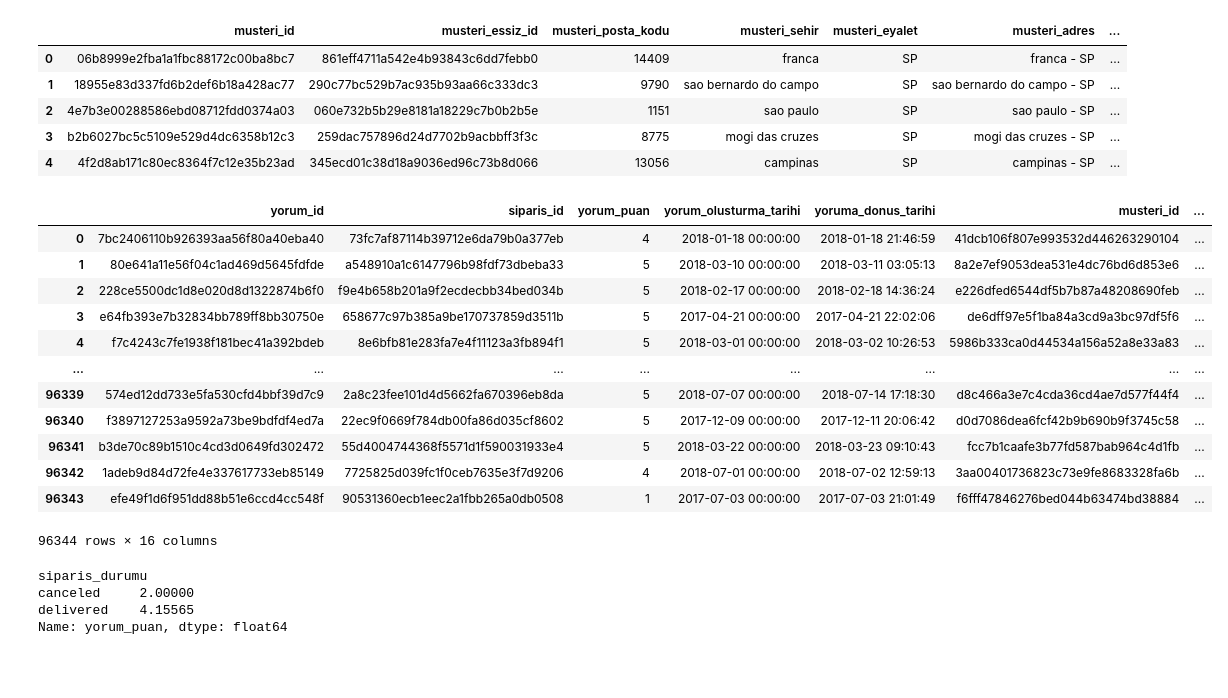
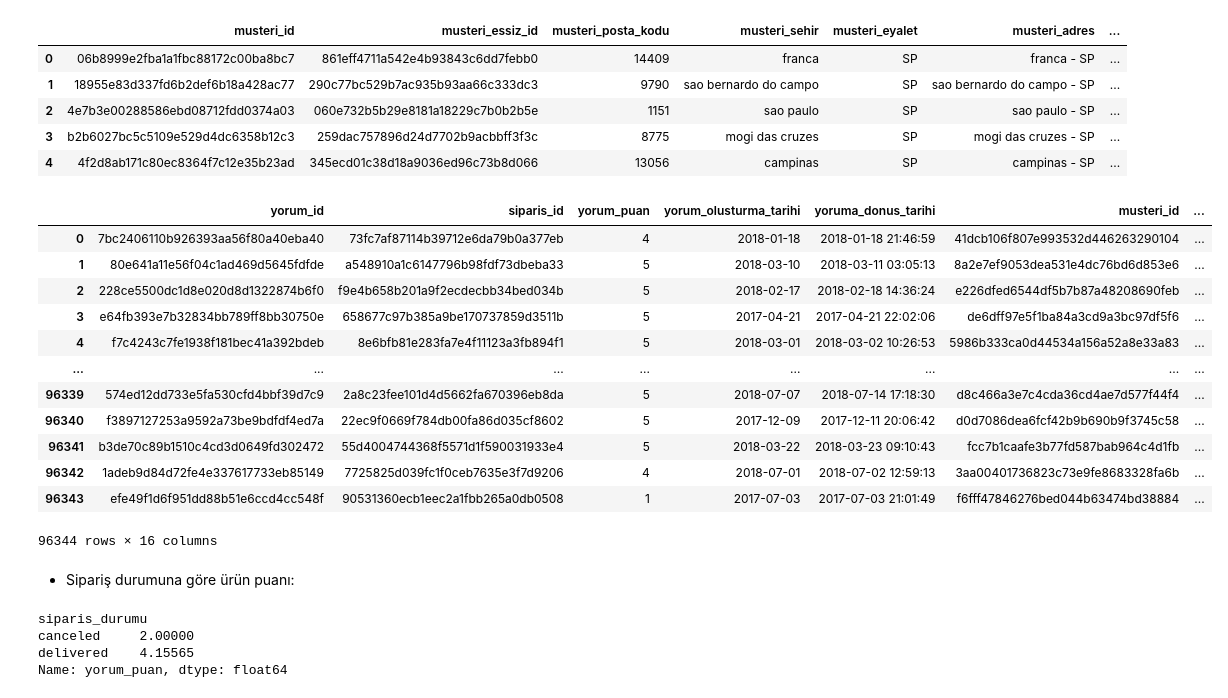
Before and after one commit to sudeokumus/womenintech_python_bitirme_projesi, a Jupyter notebook: analizler.ipynb, the cells around one changed output. Saved outputs shown, nothing was run; the diff lists cells and outputs as text; code cells hidden in the pictures; blank space fills up the shorter version.

```diff
--- a/ayrintilar.ipynb
+++ b/analizler.ipynb
@@ -926,3 +921,8 @@ yorum_puan                 int64
 yorum_olusturma_tarihi    object
 yoruma_donus_tarihi       object
 dtype: object
+# %%
+#datetime veri tipine dönüştürmek:
+
+yorumlar['yorum_olusturma_tarihi'] = pd.to_datetime(yorumlar['yorum_olusturma_tarihi'])
+yorumlar['yoruma_donus_tarihi'] = pd.to_datetime(yorumlar['yoruma_donus_tarihi'])
@@ -1469,20 +1559,22 @@ merg_data.head()
 | 3 | b2b6027bc5c5109e529d4dc6358b12c3 | 259dac757896d24d7702b9acbbff3f3c | 8775 | mogi das cruzes | SP | mogi das cruzes - SP | ... |
 | 4 | 4f2d8ab171c80ec8364f7c12e35b23ad | 345ecd01c38d18a9036ed96c73b8d066 | 13056 | campinas | SP | campinas - SP | ... |
 # %%
-merg_data2 = pd.merge(yorumlar, siparisler, on = "siparis_id")
-merg_data2
+siparis_yorumlar = pd.merge(yorumlar, siparisler, on = "siparis_id")
+siparis_yorumlar
 # %% [output]
 |  | yorum_id | siparis_id | yorum_puan | yorum_olusturma_tarihi | yoruma_donus_tarihi | musteri_id | ... |
-| 0 | 7bc2406110b926393aa56f80a40eba40 | 73fc7af87114b39712e6da79b0a377eb | 4 | 2018-01-18 00:00:00 | 2018-01-18 21:46:59 | 41dcb106f807e993532d446263290104 | ... |
-| 1 | 80e641a11e56f04c1ad469d5645fdfde | a548910a1c6147796b98fdf73dbeba33 | 5 | 2018-03-10 00:00:00 | 2018-03-11 03:05:13 | 8a2e7ef9053dea531e4dc76bd6d853e6 | ... |
-| 2 | 228ce5500dc1d8e020d8d1322874b6f0 | f9e4b658b201a9f2ecdecbb34bed034b | 5 | 2018-02-17 00:00:00 | 2018-02-18 14:36:24 | e226dfed6544df5b7b87a48208690feb | ... |
-| 3 | e64fb393e7b32834bb789ff8bb30750e | 658677c97b385a9be170737859d3511b | 5 | 2017-04-21 00:00:00 | 2017-04-21 22:02:06 | de6dff97e5f1ba84a3cd9a3bc97df5f6 | ... |
-| 4 | f7c4243c7fe1938f181bec41a392bdeb | 8e6bfb81e283fa7e4f11123a3fb894f1 | 5 | 2018-03-01 00:00:00 | 2018-03-02 10:26:53 | 5986b333ca0d44534a156a52a8e33a83 | ... |
+| 0 | 7bc2406110b926393aa56f80a40eba40 | 73fc7af87114b39712e6da79b0a377eb | 4 | 2018-01-18 | 2018-01-18 21:46:59 | 41dcb106f807e993532d446263290104 | ... |
+| 1 | 80e641a11e56f04c1ad469d5645fdfde | a548910a1c6147796b98fdf73dbeba33 | 5 | 2018-03-10 | 2018-03-11 03:05:13 | 8a2e7ef9053dea531e4dc76bd6d853e6 | ... |
+| 2 | 228ce5500dc1d8e020d8d1322874b6f0 | f9e4b658b201a9f2ecdecbb34bed034b | 5 | 2018-02-17 | 2018-02-18 14:36:24 | e226dfed6544df5b7b87a48208690feb | ... |
+| 3 | e64fb393e7b32834bb789ff8bb30750e | 658677c97b385a9be170737859d3511b | 5 | 2017-04-21 | 2017-04-21 22:02:06 | de6dff97e5f1ba84a3cd9a3bc97df5f6 | ... |
+| 4 | f7c4243c7fe1938f181bec41a392bdeb | 8e6bfb81e283fa7e4f11123a3fb894f1 | 5 | 2018-03-01 | 2018-03-02 10:26:53 | 5986b333ca0d44534a156a52a8e33a83 | ... |
 | ... | ... | ... | ... | ... | ... | ... | ... |
-| 96339 | 574ed12dd733e5fa530cfd4bbf39d7c9 | 2a8c23fee101d4d5662fa670396eb8da | 5 | 2018-07-07 00:00:00 | 2018-07-14 17:18:30 | d8c466a3e7c4cda36cd4ae7d577f44f4 | ... |
-| 96340 | f3897127253a9592a73be9bdfdf4ed7a | 22ec9f0669f784db00fa86d035cf8602 | 5 | 2017-12-09 00:00:00 | 2017-12-11 20:06:42 | d0d7086dea6fcf42b9b690b9f3745c58 | ... |
-| 96341 | b3de70c89b1510c4cd3d0649fd302472 | 55d4004744368f5571d1f590031933e4 | 5 | 2018-03-22 00:00:00 | 2018-03-23 09:10:43 | fcc7b1caafe3b77fd587bab964c4d1fb | ... |
-| 96342 | 1adeb9d84d72fe4e337617733eb85149 | 7725825d039fc1f0ceb7635e3f7d9206 | 4 | 2018-07-01 00:00:00 | 2018-07-02 12:59:13 | 3aa00401736823c73e9fe8683328fa6b | ... |
-| 96343 | efe49f1d6f951dd88b51e6ccd4cc548f | 90531360ecb1eec2a1fbb265a0db0508 | 1 | 2017-07-03 00:00:00 | 2017-07-03 21:01:49 | f6fff47846276bed044b63474bd38884 | ... |
+| 96339 | 574ed12dd733e5fa530cfd4bbf39d7c9 | 2a8c23fee101d4d5662fa670396eb8da | 5 | 2018-07-07 | 2018-07-14 17:18:30 | d8c466a3e7c4cda36cd4ae7d577f44f4 | ... |
+| 96340 | f3897127253a9592a73be9bdfdf4ed7a | 22ec9f0669f784db00fa86d035cf8602 | 5 | 2017-12-09 | 2017-12-11 20:06:42 | d0d7086dea6fcf42b9b690b9f3745c58 | ... |
+| 96341 | b3de70c89b1510c4cd3d0649fd302472 | 55d4004744368f5571d1f590031933e4 | 5 | 2018-03-22 | 2018-03-23 09:10:43 | fcc7b1caafe3b77fd587bab964c4d1fb | ... |
+| 96342 | 1adeb9d84d72fe4e337617733eb85149 | 7725825d039fc1f0ceb7635e3f7d9206 | 4 | 2018-07-01 | 2018-07-02 12:59:13 | 3aa00401736823c73e9fe8683328fa6b | ... |
+| 96343 | efe49f1d6f951dd88b51e6ccd4cc548f | 90531360ecb1eec2a1fbb265a0db0508 | 1 | 2017-07-03 | 2017-07-03 21:01:49 | f6fff47846276bed044b63474bd38884 | ... |
 96344 rows × 16 columns
+# %% [markdown]
+* Sipariş durumuna göre ürün puanı:
 # %%
```
Also changed, not shown: parts of 69 cells of this notebook, 5 other files.
